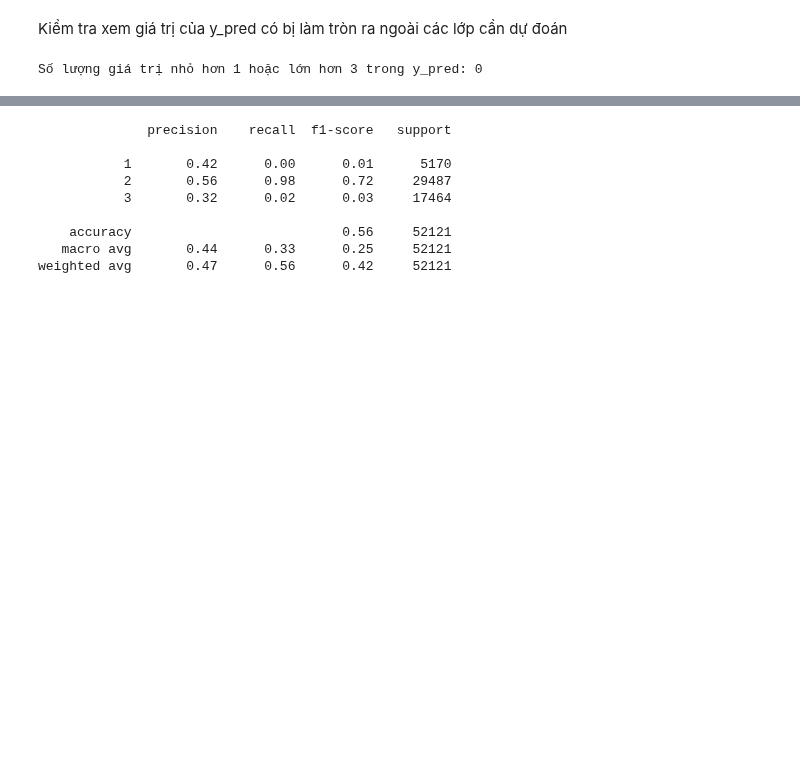
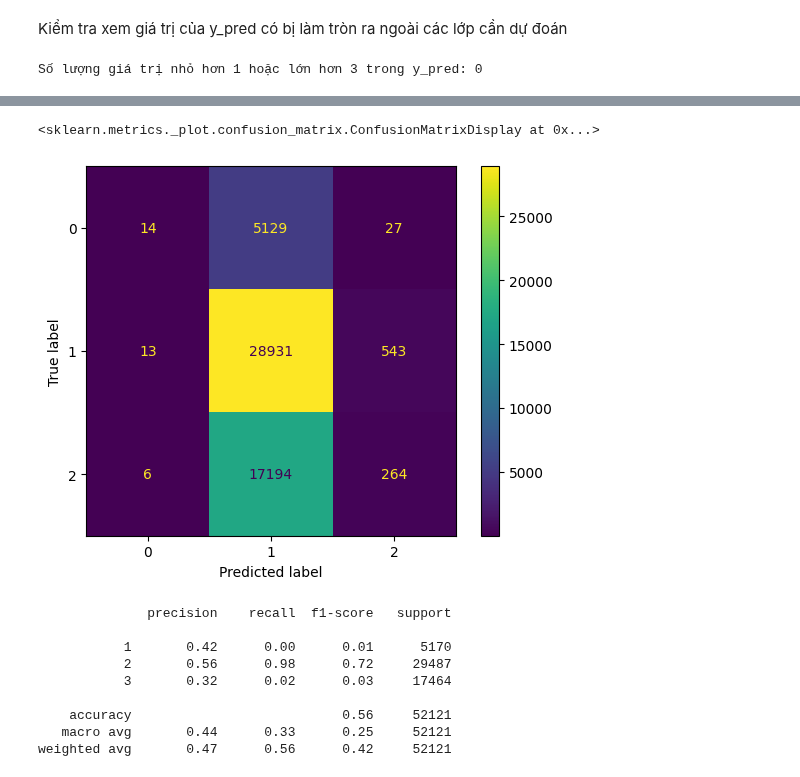
Before and after one commit to anbit192/earthquake, a Jupyter notebook: linear_regression.ipynb, the cells around one changed output, grey strips where cells are left out. Saved outputs shown, nothing was run; the diff lists cells and outputs as text; code cells hidden in the pictures; blank space fills up the shorter version.

```diff
--- a/linear_regression.ipynb
+++ b/linear_regression.ipynb
@@ -156,3 +164,8 @@ Recall:  0.5604075132863913
+# %%
+ConfusionMatrixDisplay(cfs_matrix).plot()
+# %% [output]
+<sklearn.metrics._plot.confusion_matrix.ConfusionMatrixDisplay at 0x...>
+[figure, added]
 # %%
 from sklearn.metrics import classification_report
 
```
Also changed, not shown: parts of 18 cells of this notebook.
